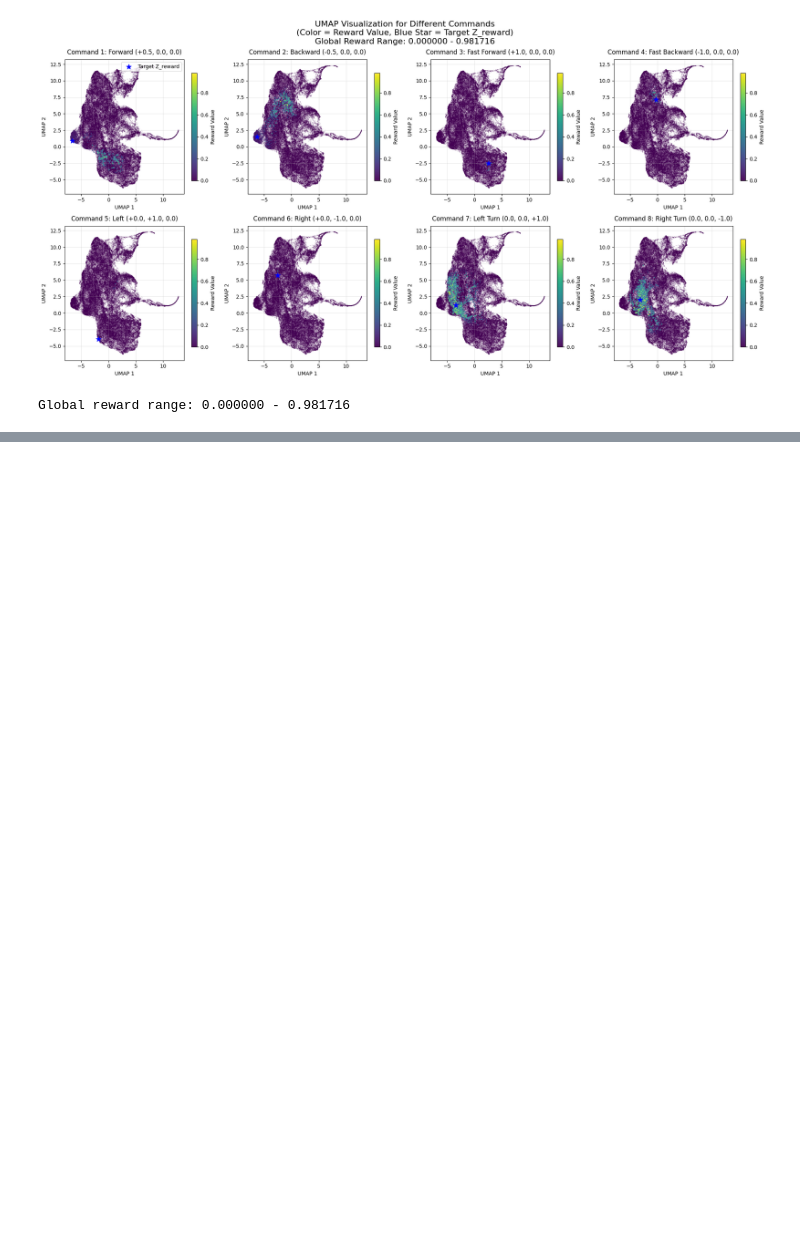
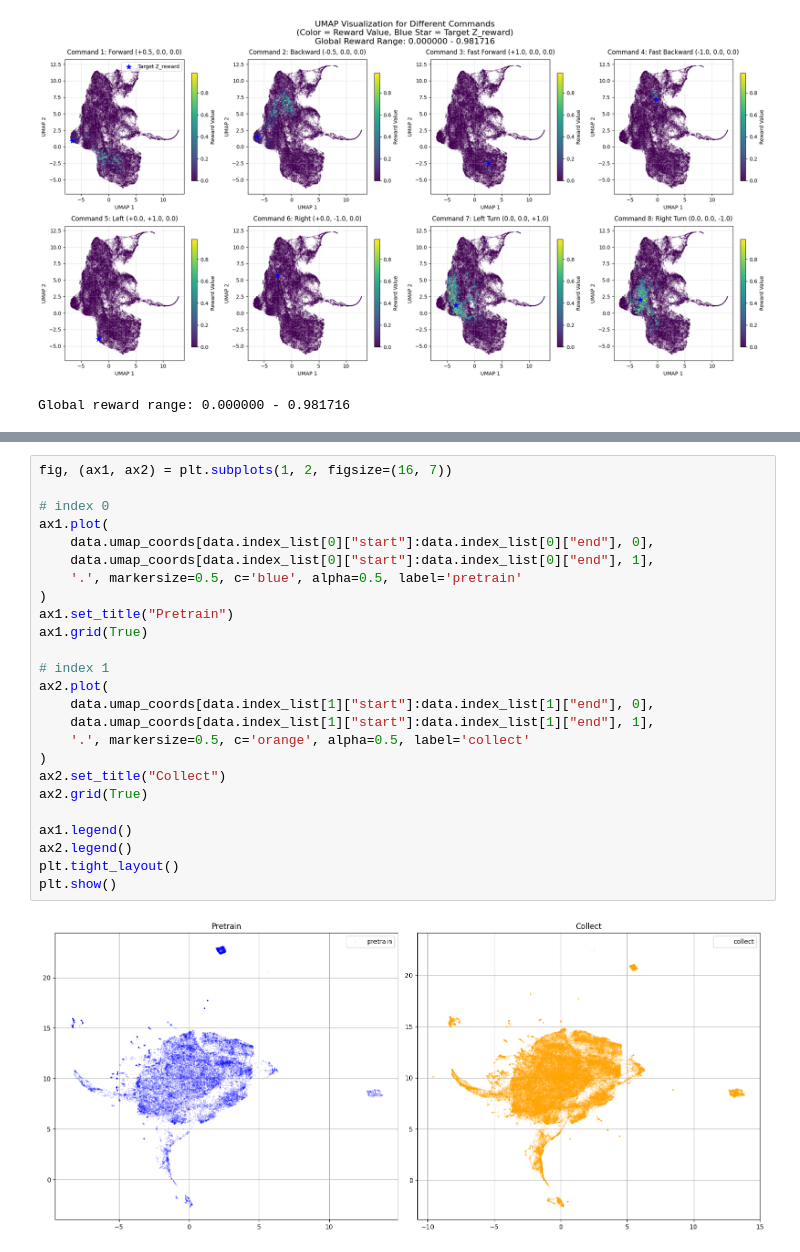
Before and after one commit to MATH-286-Pro/FB_Data_Analysis, a Jupyter notebook: Plot_FB_UMAP.ipynb, the cells around one changed output, grey strips where cells are left out. Cells and saved outputs as stored; diff of their text form; blank space fills up the shorter version.

```diff
--- a/Plot_FB_UMAP.ipynb
+++ b/Plot_FB_UMAP.ipynb
@@ -548,0 +650,27 @@ Global reward range: 0.000000 - 0.981716
+# %%
+fig, (ax1, ax2) = plt.subplots(1, 2, figsize=(16, 7))
+
+# index 0
+ax1.plot(
+    data.umap_coords[data.index_list[0]["start"]:data.index_list[0]["end"], 0],
+    data.umap_coords[data.index_list[0]["start"]:data.index_list[0]["end"], 1],
+    '.', markersize=0.5, c='blue', alpha=0.5, label='pretrain'
+)
+ax1.set_title("Pretrain")
+ax1.grid(True)
+
+# index 1
+ax2.plot(
+    data.umap_coords[data.index_list[1]["start"]:data.index_list[1]["end"], 0],
+    data.umap_coords[data.index_list[1]["start"]:data.index_list[1]["end"], 1],
+    '.', markersize=0.5, c='orange', alpha=0.5, label='collect'
+)
+ax2.set_title("Collect")
+ax2.grid(True)
+
+ax1.legend()
+ax2.legend()
+plt.tight_layout()
+plt.show()
+# %% [output]
+[figure, added]
```
Also changed, not shown: parts of 6 cells of this notebook.
